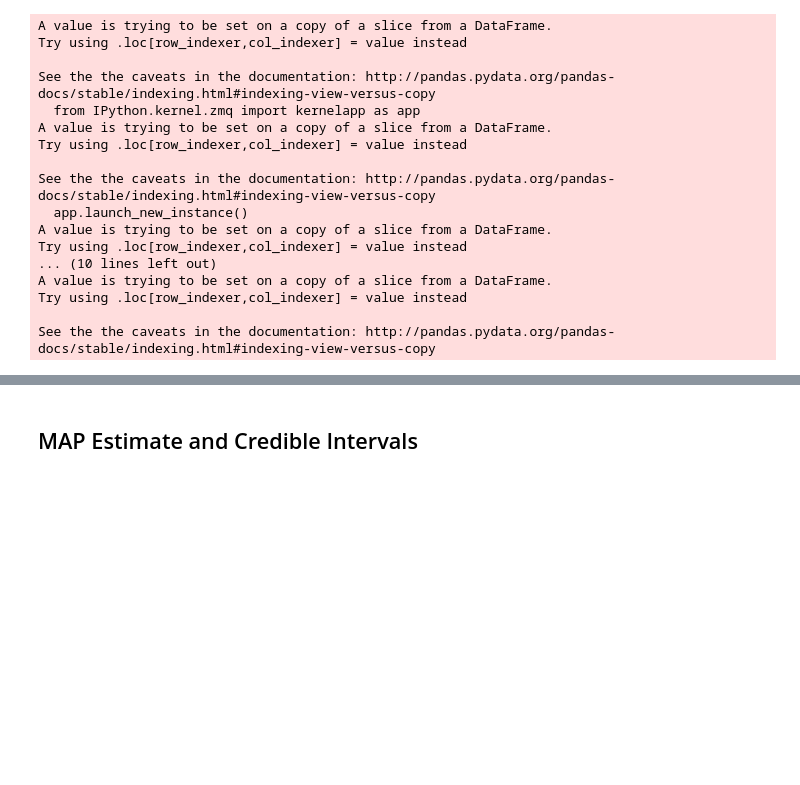
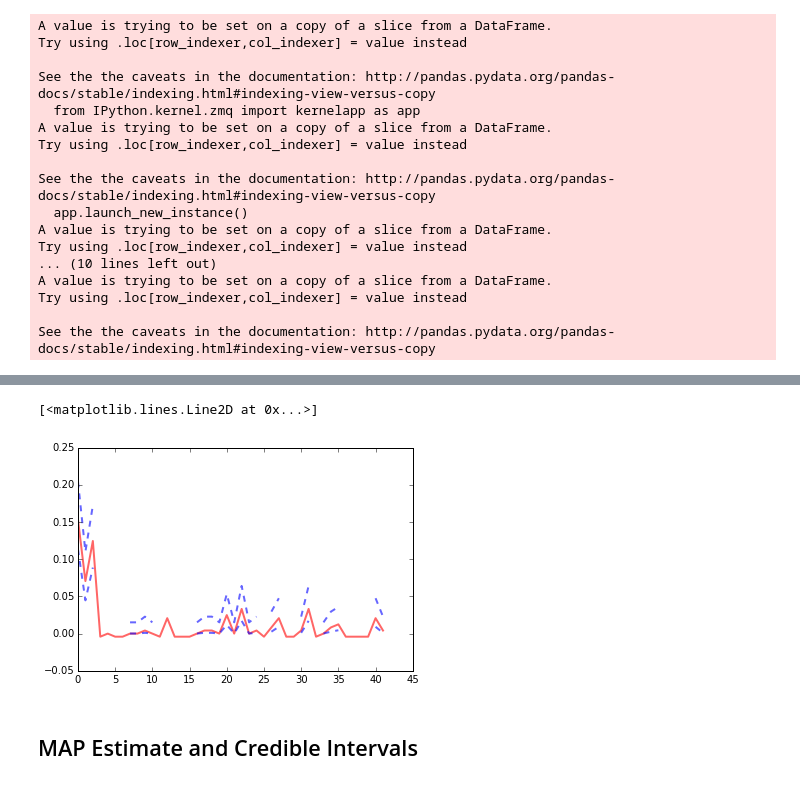
Before and after one commit to mdnip/InsightProject, a Jupyter notebook: San Francisco.ipynb, the cells around one changed output, grey strips where cells are left out. Cells and saved outputs as stored; diff of their text form; code cells hidden in the pictures; blank space fills up the shorter version.

```diff
--- a/San Francisco.ipynb
+++ b/San Francisco.ipynb
@@ -253,3 +258,11 @@ ax.plot(range(0,bins_in_week*n_clusters_), u, 'b--', lw=2, alpha=0.6)
+# %%
+fig, ax = plt.subplots(1,1)
+ax.plot(range(0,bins_in_week), md[:bins_in_week], 'r-', lw=2, alpha=0.6)
+ax.plot(range(0,bins_in_week), l[:bins_in_week], 'b--', lw=2, alpha=0.6)
+ax.plot(range(0,bins_in_week), u[:bins_in_week], 'b--', lw=2, alpha=0.6)
+# %% [output]
+[<matplotlib.lines.Line2D at 0x...>]
+[figure, added]
 # %% [markdown]
 ## MAP Estimate and Credible Intervals
 # %%
```
Also changed, not shown: parts of 6 cells of this notebook, 18 other files.
